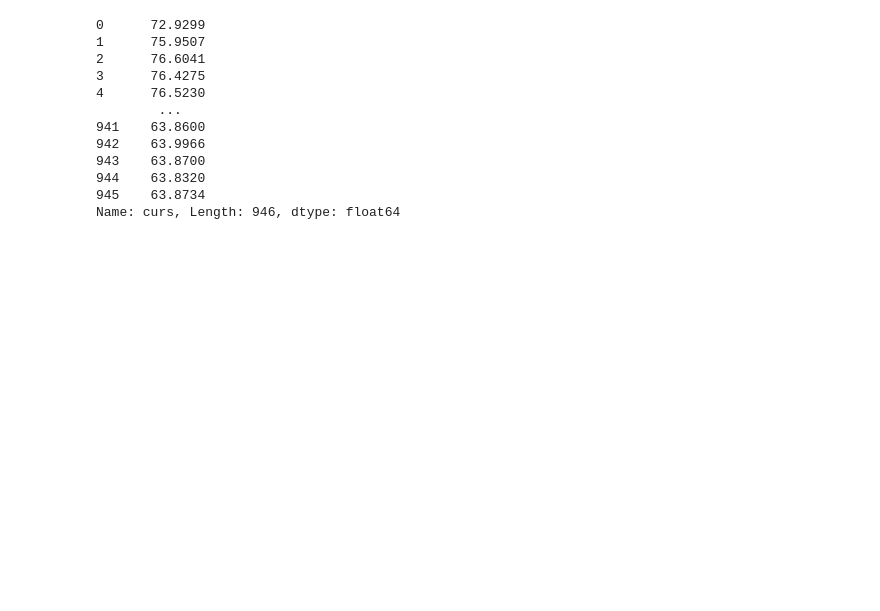
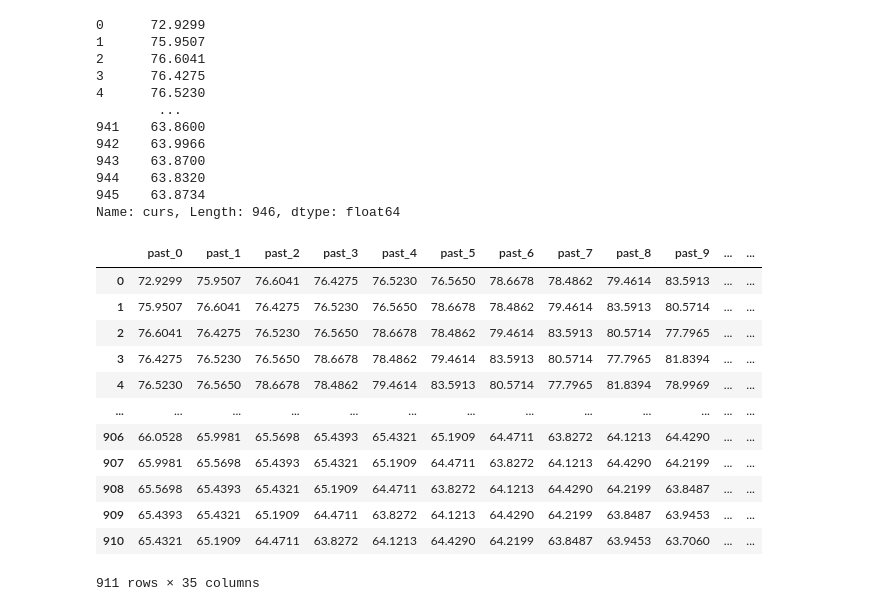
Before and after one commit to 4egod/skillbox_ds_hw, a Jupyter notebook: hw.ipynb, the cells around one changed output. Cells and saved outputs as stored; diff of their text form; code cells hidden in the pictures; blank space fills up the shorter version.

```diff
--- a/hw.ipynb
+++ b/hw.ipynb
@@ -39,3 +42,29 @@ past = 7 * 4
 future = 7
 start=past
 end=len(values) - future
+# %%
+raw_df = []
+for i in range(start, end):
+    # past_and_future_values
+    paf_values = values[(i-past):(i+future)]
+    raw_df.append(list(paf_values))
+# %%
+past_cols = [f'past_{i}' for i in range(past)]
+future_cols = [f'fut_{i}' for i in range(future)]
+# %%
+df = pd.DataFrame(raw_df, columns=(past_cols+future_cols))
+df
+# %% [output]
+|  | past_0 | past_1 | past_2 | past_3 | past_4 | past_5 | past_6 | past_7 | past_8 | past_9 | ... | ... |
+| 0 | 72.9299 | 75.9507 | 76.6041 | 76.4275 | 76.5230 | 76.5650 | 78.6678 | 78.4862 | 79.4614 | 83.5913 | ... | ... |
+| 1 | 75.9507 | 76.6041 | 76.4275 | 76.5230 | 76.5650 | 78.6678 | 78.4862 | 79.4614 | 83.5913 | 80.5714 | ... | ... |
+| 2 | 76.6041 | 76.4275 | 76.5230 | 76.5650 | 78.6678 | 78.4862 | 79.4614 | 83.5913 | 80.5714 | 77.7965 | ... | ... |
+| 3 | 76.4275 | 76.5230 | 76.5650 | 78.6678 | 78.4862 | 79.4614 | 83.5913 | 80.5714 | 77.7965 | 81.8394 | ... | ... |
+| 4 | 76.5230 | 76.5650 | 78.6678 | 78.4862 | 79.4614 | 83.5913 | 80.5714 | 77.7965 | 81.8394 | 78.9969 | ... | ... |
+| ... | ... | ... | ... | ... | ... | ... | ... | ... | ... | ... | ... | ... |
+| 906 | 66.0528 | 65.9981 | 65.5698 | 65.4393 | 65.4321 | 65.1909 | 64.4711 | 63.8272 | 64.1213 | 64.4290 | ... | ... |
+| 907 | 65.9981 | 65.5698 | 65.4393 | 65.4321 | 65.1909 | 64.4711 | 63.8272 | 64.1213 | 64.4290 | 64.2199 | ... | ... |
+| 908 | 65.5698 | 65.4393 | 65.4321 | 65.1909 | 64.4711 | 63.8272 | 64.1213 | 64.4290 | 64.2199 | 63.8487 | ... | ... |
+| 909 | 65.4393 | 65.4321 | 65.1909 | 64.4711 | 63.8272 | 64.1213 | 64.4290 | 64.2199 | 63.8487 | 63.9453 | ... | ... |
+| 910 | 65.4321 | 65.1909 | 64.4711 | 63.8272 | 64.1213 | 64.4290 | 64.2199 | 63.8487 | 63.9453 | 63.7060 | ... | ... |
+911 rows × 35 columns
```
Also changed, not shown: parts of 10 cells of this notebook.
